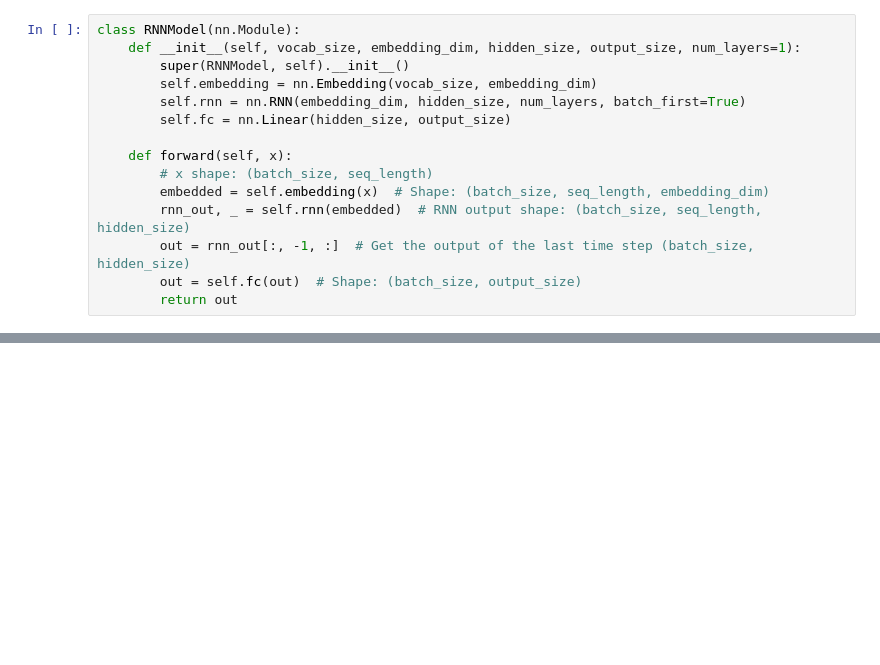
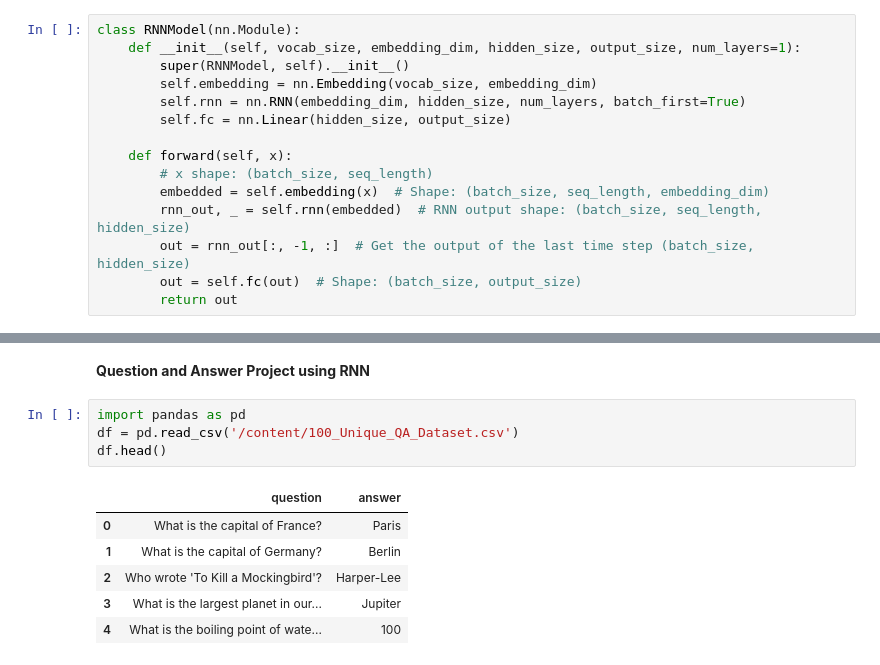
Before and after one commit to Arpit1118/Pytorch, a Jupyter notebook: RNN.ipynb, the cells around one changed output, grey strips where cells are left out. Drawn from its saved outputs; the diff is of its cells as text; blank space fills up the shorter version.

```diff
--- a/RNN.ipynb
+++ b/RNN.ipynb
@@ -105,0 +106,13 @@ Predicted label: 0
+# %% [markdown]
+**Question and Answer Project using RNN**
+# %%
+import pandas as pd
+df = pd.read_csv('/content/100_Unique_QA_Dataset.csv')
+df.head()
+# %% [output]
+|  | question | answer |
+| 0 | What is the capital of France? | Paris |
+| 1 | What is the capital of Germany? | Berlin |
+| 2 | Who wrote 'To Kill a Mockingbird'? | Harper-Lee |
+| 3 | What is the largest planet in our... | Jupiter |
+| 4 | What is the boiling point of wate... | 100 |
```
Also changed, not shown: parts of 16 cells of this notebook.
